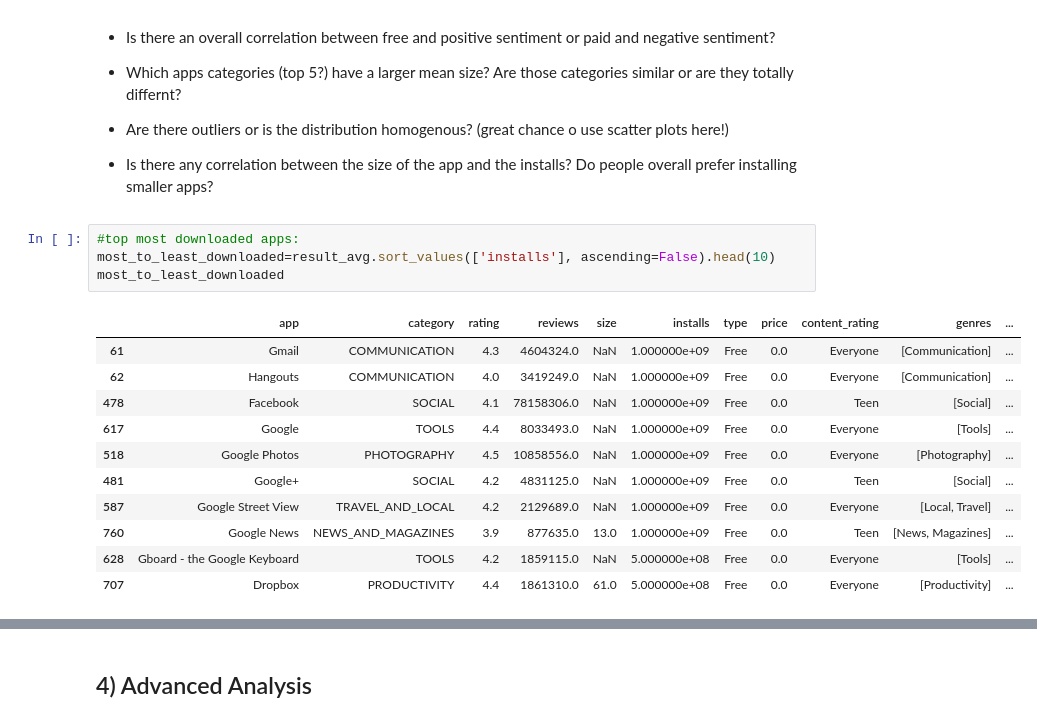
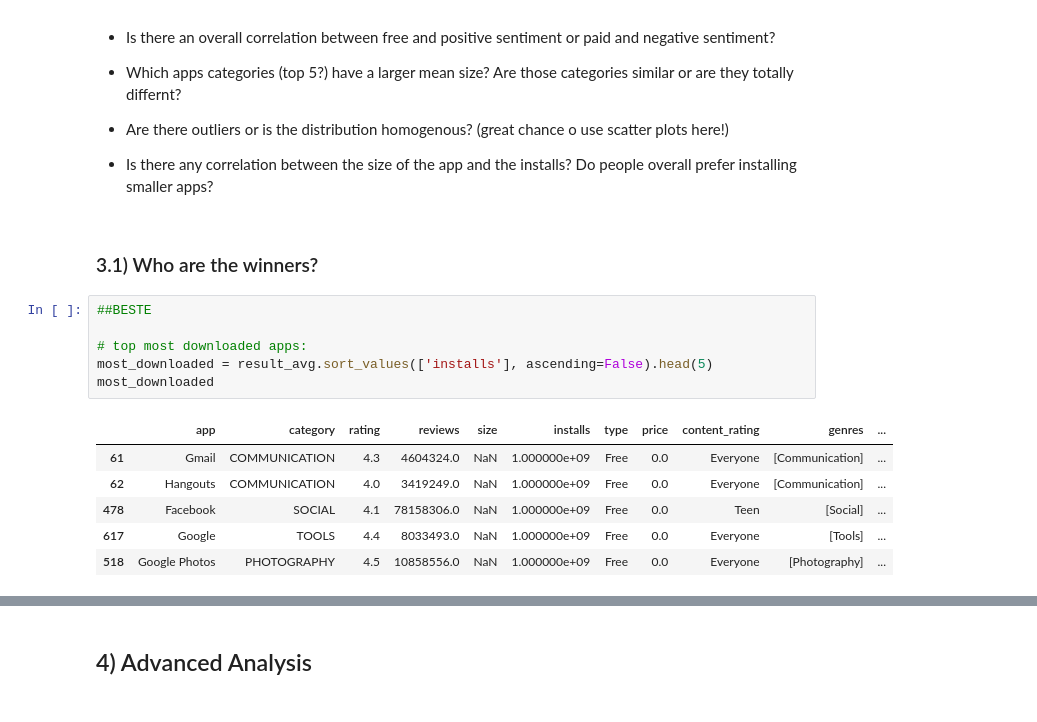
Before and after one commit to GOliviero92/Google-Apps-Analysis, a Jupyter notebook: data_analysis.ipynb, the cells around one changed output, grey strips where cells are left out. Drawn from its saved outputs; the diff is of its cells as text.

```diff
--- a/data_analysis.ipynb
+++ b/data_analysis.ipynb
@@ -122,19 +111,18 @@ From this part of the analysis, we can extract some significant data concerning
 - Which apps categories (top 5?) have a larger mean size? Are those categories similar or are they totally differnt?
 - Are there outliers or is the distribution homogenous? (great chance o use scatter plots here!)
 - Is there any correlation between the size of the app and the installs? Do people overall prefer installing smaller apps?
+# %% [markdown]
+### 3.1) Who are the winners?
 # %%
-#top most downloaded apps:
-most_to_least_downloaded=result_avg.sort_values(['installs'], ascending=False).head(10)
-most_to_least_downloaded
+##BESTE
+
+# top most downloaded apps:
+most_downloaded = result_avg.sort_values(['installs'], ascending=False).head(5)
+most_downloaded
 # %% [output]
 |  | app | category | rating | reviews | size | installs | type | price | content_rating | genres | ... |
 | 61 | Gmail | COMMUNICATION | 4.3 | 4604324.0 | NaN | 1.000000e+09 | Free | 0.0 | Everyone | [Communication] | ... |
 | 62 | Hangouts | COMMUNICATION | 4.0 | 3419249.0 | NaN | 1.000000e+09 | Free | 0.0 | Everyone | [Communication] | ... |
 | 478 | Facebook | SOCIAL | 4.1 | 78158306.0 | NaN | 1.000000e+09 | Free | 0.0 | Teen | [Social] | ... |
 | 617 | Google | TOOLS | 4.4 | 8033493.0 | NaN | 1.000000e+09 | Free | 0.0 | Everyone | [Tools] | ... |
 | 518 | Google Photos | PHOTOGRAPHY | 4.5 | 10858556.0 | NaN | 1.000000e+09 | Free | 0.0 | Everyone | [Photography] | ... |
-| 481 | Google+ | SOCIAL | 4.2 | 4831125.0 | NaN | 1.000000e+09 | Free | 0.0 | Teen | [Social] | ... |
-| 587 | Google Street View | TRAVEL_AND_LOCAL | 4.2 | 2129689.0 | NaN | 1.000000e+09 | Free | 0.0 | Everyone | [Local, Travel] | ... |
-| 760 | Google News | NEWS_AND_MAGAZINES | 3.9 | 877635.0 | 13.0 | 1.000000e+09 | Free | 0.0 | Teen | [News, Magazines] | ... |
-| 628 | Gboard - the Google Keyboard | TOOLS | 4.2 | 1859115.0 | NaN | 5.000000e+08 | Free | 0.0 | Everyone | [Tools] | ... |
-| 707 | Dropbox | PRODUCTIVITY | 4.4 | 1861310.0 | 61.0 | 5.000000e+08 | Free | 0.0 | Everyone | [Productivity] | ... |
```
Also changed, not shown: parts of 60 cells of this notebook.
